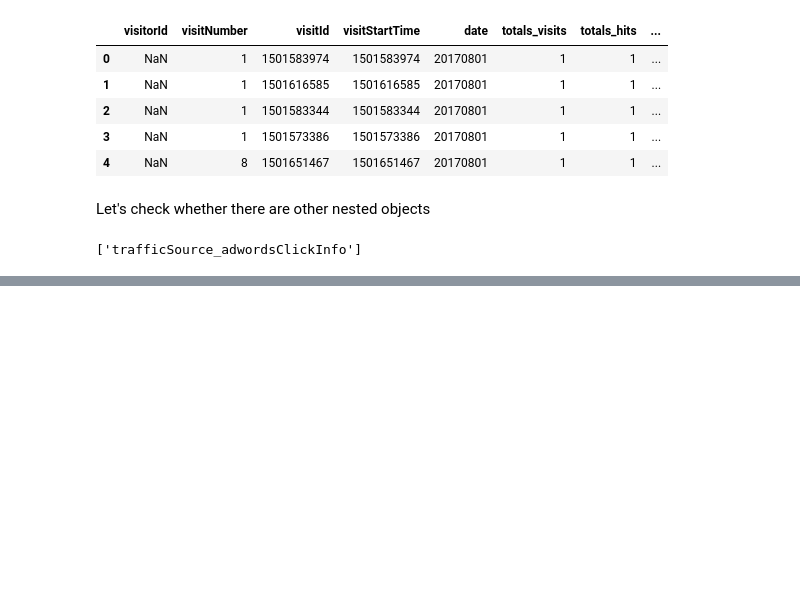
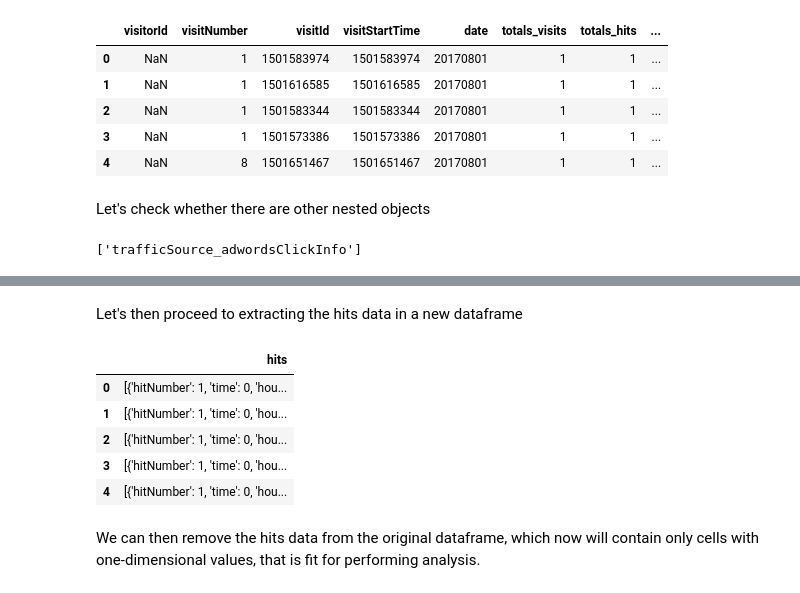
Before and after one commit to lamparelli/analytics_eda, a Jupyter notebook: eda.ipynb, the cells around one changed output, grey strips where cells are left out. Saved outputs shown, nothing was run; the diff lists cells and outputs as text; code cells hidden in the pictures; blank space fills up the shorter version.

```diff
--- a/eda.ipynb
+++ b/eda.ipynb
@@ -122,0 +168,14 @@ TypeError: 'NoneType' object is not subscriptable
+# %% [markdown]
+Let's then proceed to extracting the hits data in a new dataframe
+# %%
+hits = data[["hits"]]
+hits.head()
+# %% [output]
+|  | hits |
+| 0 | [{'hitNumber': 1, 'time': 0, 'hou... |
+| 1 | [{'hitNumber': 1, 'time': 0, 'hou... |
+| 2 | [{'hitNumber': 1, 'time': 0, 'hou... |
+| 3 | [{'hitNumber': 1, 'time': 0, 'hou... |
+| 4 | [{'hitNumber': 1, 'time': 0, 'hou... |
+# %% [markdown]
+We can then remove the hits data from the original dataframe, which now will contain only cells with one-dimensional values, that is fit for performing analysis.
```
Also changed, not shown: parts of 20 cells of this notebook, 1 other file.
